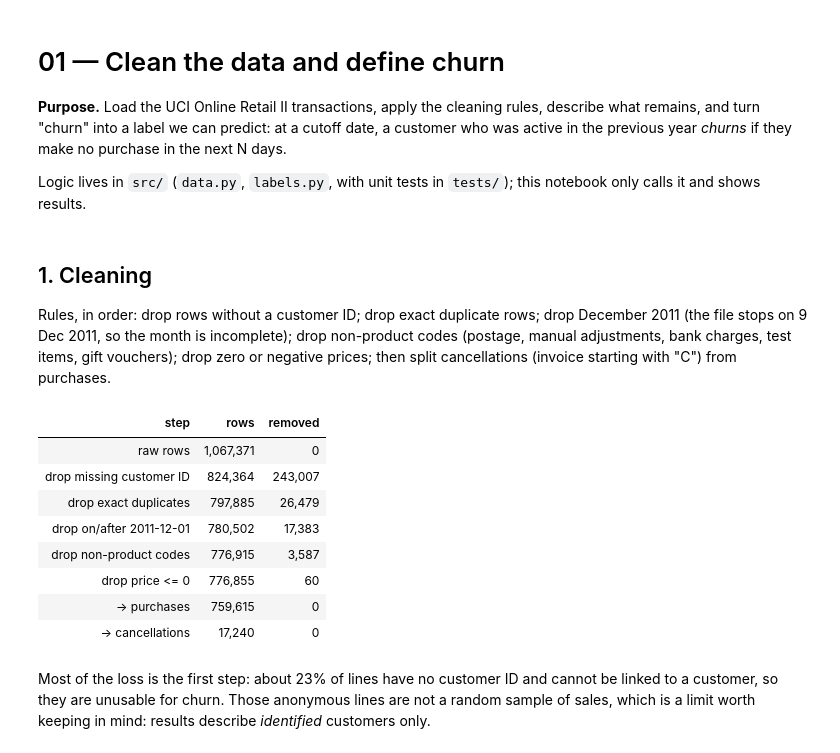
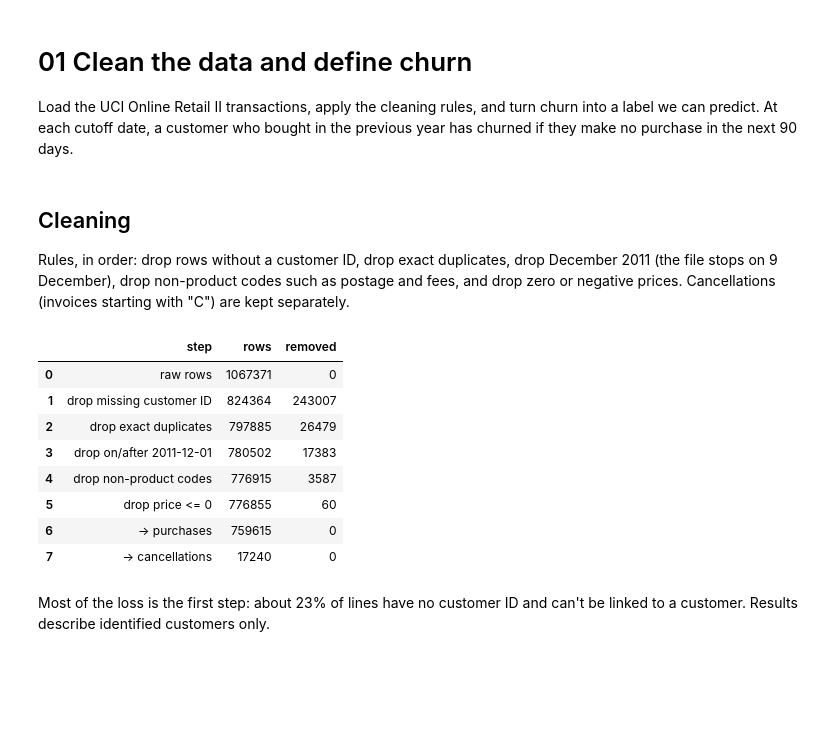
Before and after one commit to devdumas1/online_retail_data_analysis, a Jupyter notebook: notebooks/01_clean_and_define_churn.ipynb, the cells around one changed output. Saved outputs shown, nothing was run; the diff lists cells and outputs as text; code cells hidden in the pictures; blank space fills up the shorter version.

```diff
--- a/notebooks/01_clean_and_define_churn.ipynb
+++ b/notebooks/01_clean_and_define_churn.ipynb
@@ -1,12 +1,7 @@
 # %% [markdown]
-# 01 — Clean the data and define churn
+# 01 Clean the data and define churn
 
-**Purpose.** Load the UCI Online Retail II transactions, apply the cleaning rules, describe what
-remains, and turn "churn" into a label we can predict: at a cutoff date, a customer who was
-active in the previous year *churns* if they make no purchase in the next N days.
-
-Logic lives in `src/` (`data.py`, `labels.py`, with unit tests in `tests/`); this notebook only
-calls it and shows results.
+Load the UCI Online Retail II transactions, apply the cleaning rules, and turn churn into a label we can predict. At each cutoff date, a customer who bought in the previous year has churned if they make no purchase in the next 90 days.
 # %%
 import sys
 from pathlib import Path
@@ -18,34 +13,24 @@ import matplotlib.pyplot as plt
 import pandas as pd
 
 from src.data import load_clean
-from src.labels import build_snapshots, history_before, split_cutoffs, valid_cutoffs
-
-FIG = ROOT / "reports" / "figures"
-FIG.mkdir(parents=True, exist_ok=True)
-plt.rcParams.update({"figure.dpi": 110, "axes.spines.top": False, "axes.spines.right": False})
-pd.set_option("display.float_format", "{:,.3f}".format)
+from src.labels import build_snapshots, split_cutoffs, valid_cutoffs
 # %% [markdown]
-## 1. Cleaning
+## Cleaning
 
-Rules, in order: drop rows without a customer ID; drop exact duplicate rows; drop December 2011
-(the file stops on 9 Dec 2011, so the month is incomplete); drop non-product codes (postage,
-manual adjustments, bank charges, test items, gift vouchers); drop zero or negative prices;
-then split cancellations (invoice starting with "C") from purchases.
+Rules, in order: drop rows without a customer ID, drop exact duplicates, drop December 2011 (the file stops on 9 December), drop non-product codes such as postage and fees, and drop zero or negative prices. Cancellations (invoices starting with "C") are kept separately.
 # %%
 data = load_clean()
-purchases, cancellations = data.purchases, data.cancellations
-data.report.style.format({"rows": "{:,}", "removed": "{:,}"}).hide(axis="index")
+purchases = data.purchases
+data.report
 # %% [output]
-| step | rows | removed |
-| raw rows | 1,067,371 | 0 |
-| drop missing customer ID | 824,364 | 243,007 |
-| drop exact duplicates | 797,885 | 26,479 |
-| drop on/after 2011-12-01 | 780,502 | 17,383 |
-| drop non-product codes | 776,915 | 3,587 |
-| drop price <= 0 | 776,855 | 60 |
-| -> purchases | 759,615 | 0 |
-| -> cancellations | 17,240 | 0 |
+|  | step | rows | removed |
+| 0 | raw rows | 1067371 | 0 |
+| 1 | drop missing customer ID | 824364 | 243007 |
+| 2 | drop exact duplicates | 797885 | 26479 |
+| 3 | drop on/after 2011-12-01 | 780502 | 17383 |
+| 4 | drop non-product codes | 776915 | 3587 |
+| 5 | drop price <= 0 | 776855 | 60 |
+| 6 | -> purchases | 759615 | 0 |
+| 7 | -> cancellations | 17240 | 0 |
 # %% [markdown]
-Most of the loss is the first step: about 23% of lines have no customer ID and cannot be linked
-to a customer, so they are unusable for churn. Those anonymous lines are not a random sample of
-sales, which is a limit worth keeping in mind: results describe *identified* customers only.
+Most of the loss is the first step: about 23% of lines have no customer ID and can't be linked to a customer. Results describe identified customers only.
```
Also changed, not shown: parts of 19 cells of this notebook, 23 other files.
